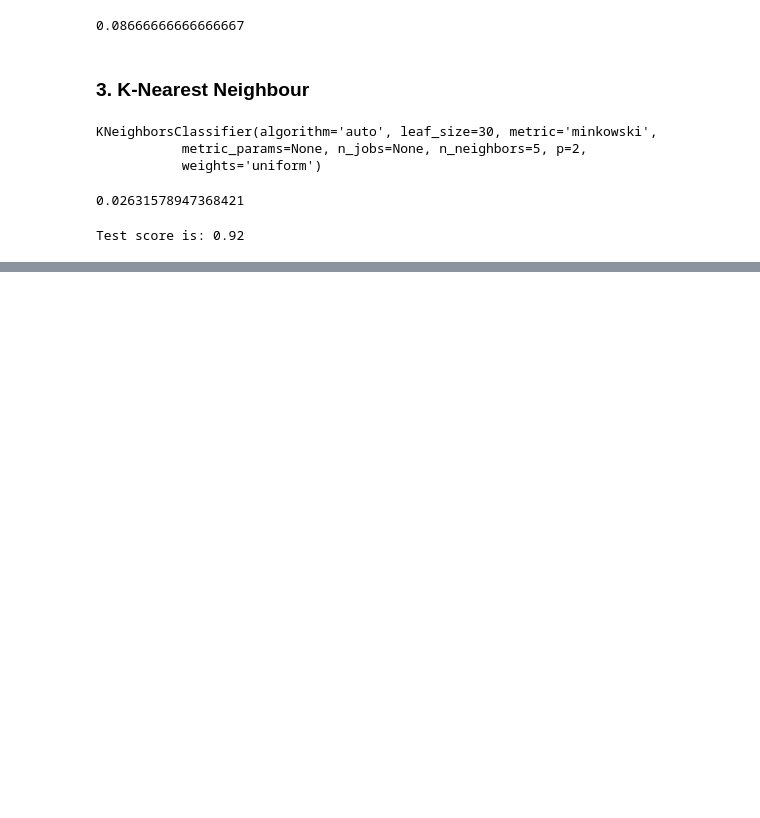
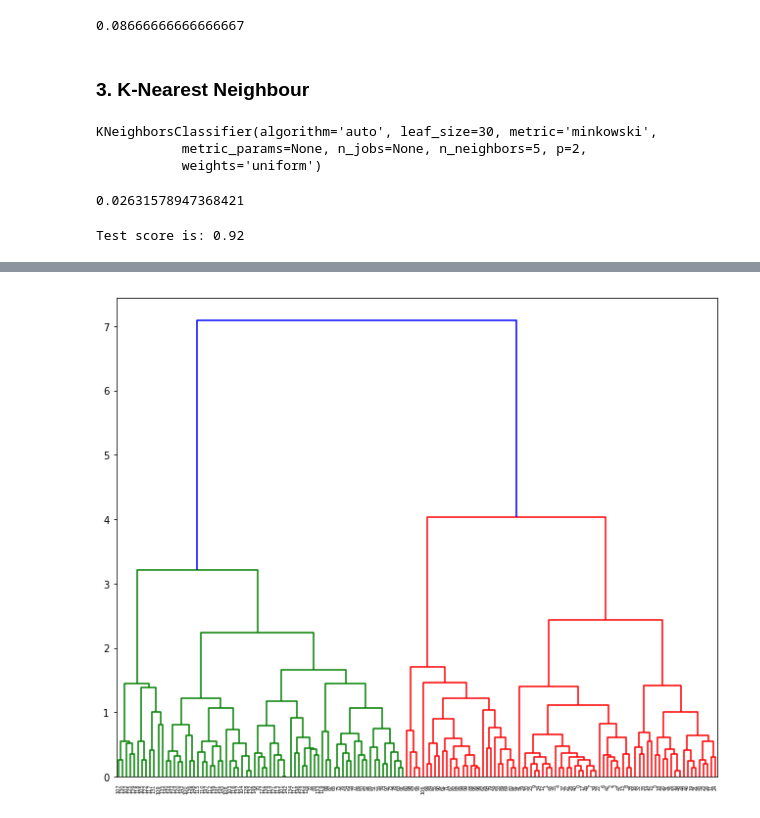
Before and after one commit to AyushSingh098/clustering-comparison, a Jupyter notebook: clustering-comparison.ipynb, the cells around one changed output, grey strips where cells are left out. Drawn from its saved outputs; the diff is of its cells as text; code cells hidden in the pictures; blank space fills up the shorter version.

```diff
--- a/clustering-comparison.ipynb
+++ b/clustering-comparison.ipynb
@@ -149,0 +223,13 @@ Test score is: 0.92
+# %%
+linkage_type = 'complete'
+
+linkage_matrix = linkage(x, linkage_type)
+# %%
+plt.figure(figsize=(11,9))
+
+# plot using 'dendrogram()'
+dendrogram(linkage_matrix)
+
+plt.show()
+# %% [output]
+[figure, added]
```
Also changed, not shown: parts of 15 cells of this notebook.
